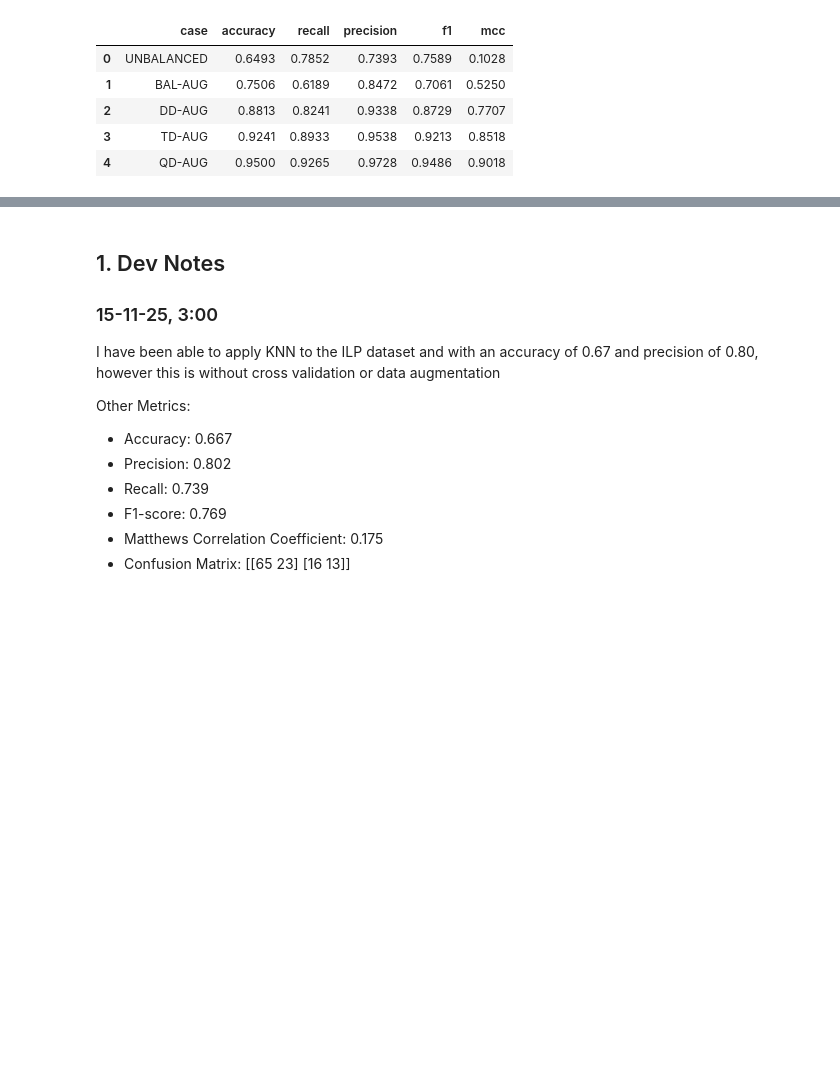
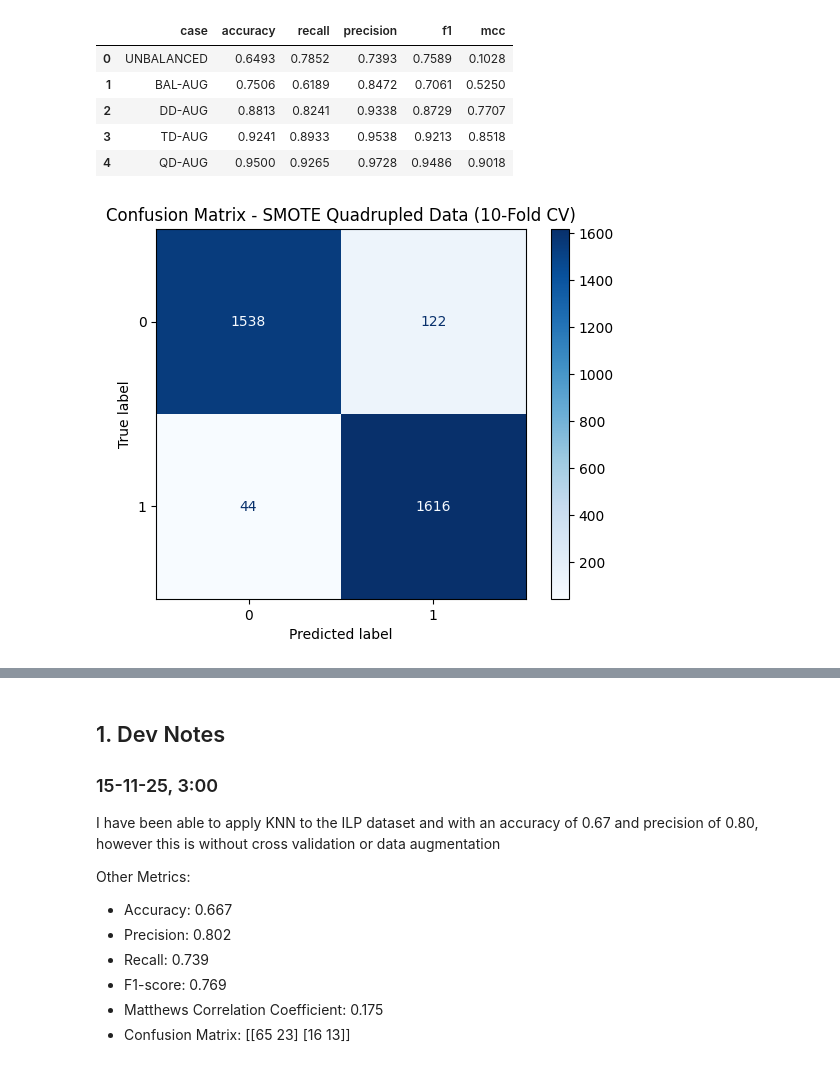
Before and after one commit to EmmanuelNiyi/Replication-of-Liver-Disease-Classification, a Jupyter notebook: replication-and-evaluation-of-tabular-data-augment.ipynb, the cells around one changed output, grey strips where cells are left out. Saved outputs shown, nothing was run; the diff lists cells and outputs as text; code cells hidden in the pictures; blank space fills up the shorter version.

```diff
--- a/replication-and-evaluation-of-tabular-data-augment.ipynb
+++ b/replication-and-evaluation-of-tabular-data-augment.ipynb
@@ -538,0 +541,19 @@ smote_results.to_csv("smote_results.csv", index=False)
+# %%
+# Calculate and display confusion matrix for SMOTE-quadrupled data
+from sklearn.model_selection import cross_val_predict
+from sklearn.metrics import confusion_matrix, ConfusionMatrixDisplay, classification_report
+import matplotlib.pyplot as plt
+
+# Get predictions using cross-validation on quadrupled data
+y_pred = cross_val_predict(ilp_model, X_quad, y_quad, cv=10)
+
+# Calculate confusion matrix
+cm = confusion_matrix(y_quad, y_pred)
+
+# Display confusion matrix
+disp = ConfusionMatrixDisplay(confusion_matrix=cm)
+disp.plot(cmap='Blues')
+plt.title('Confusion Matrix - SMOTE Quadrupled Data (10-Fold CV)')
+plt.show()
+# %% [output]
+[figure, added]
```
Also changed, not shown: parts of 7 cells of this notebook.
